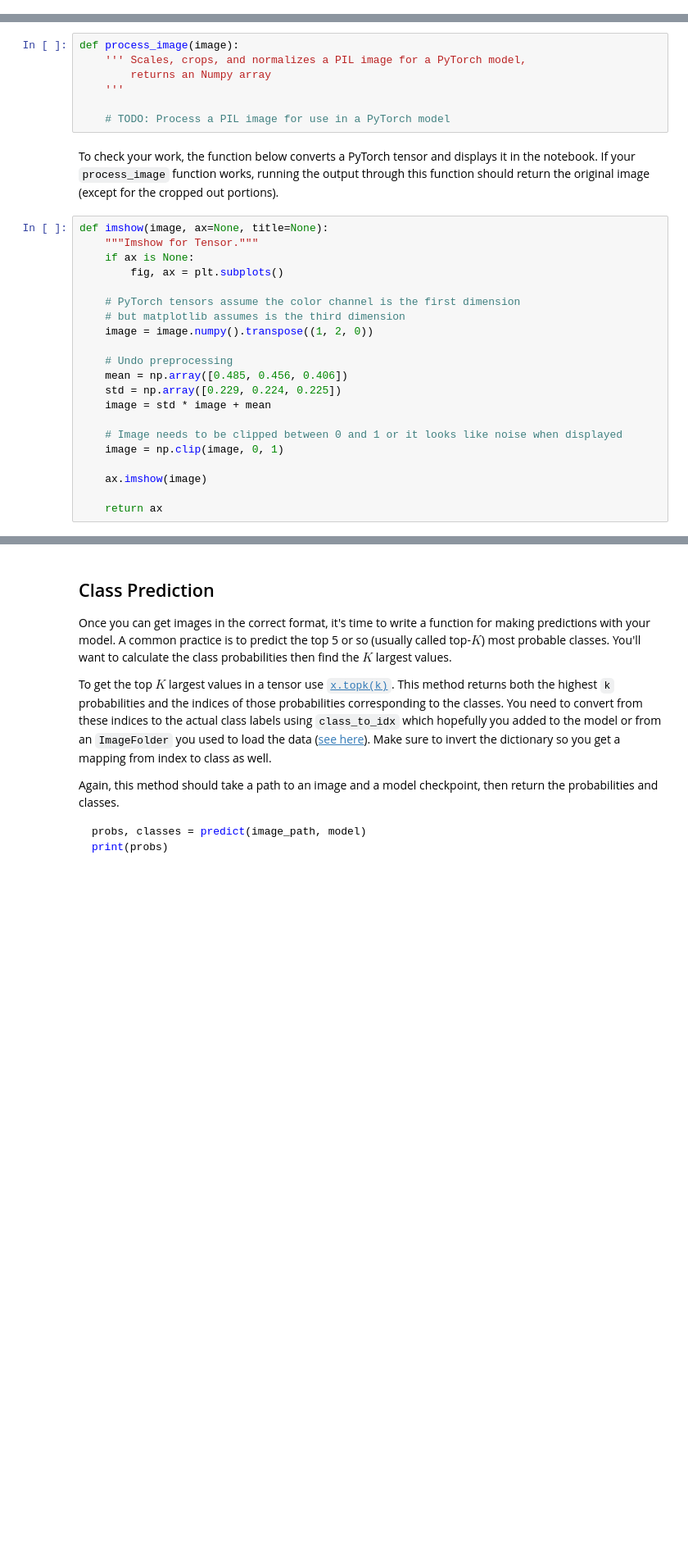
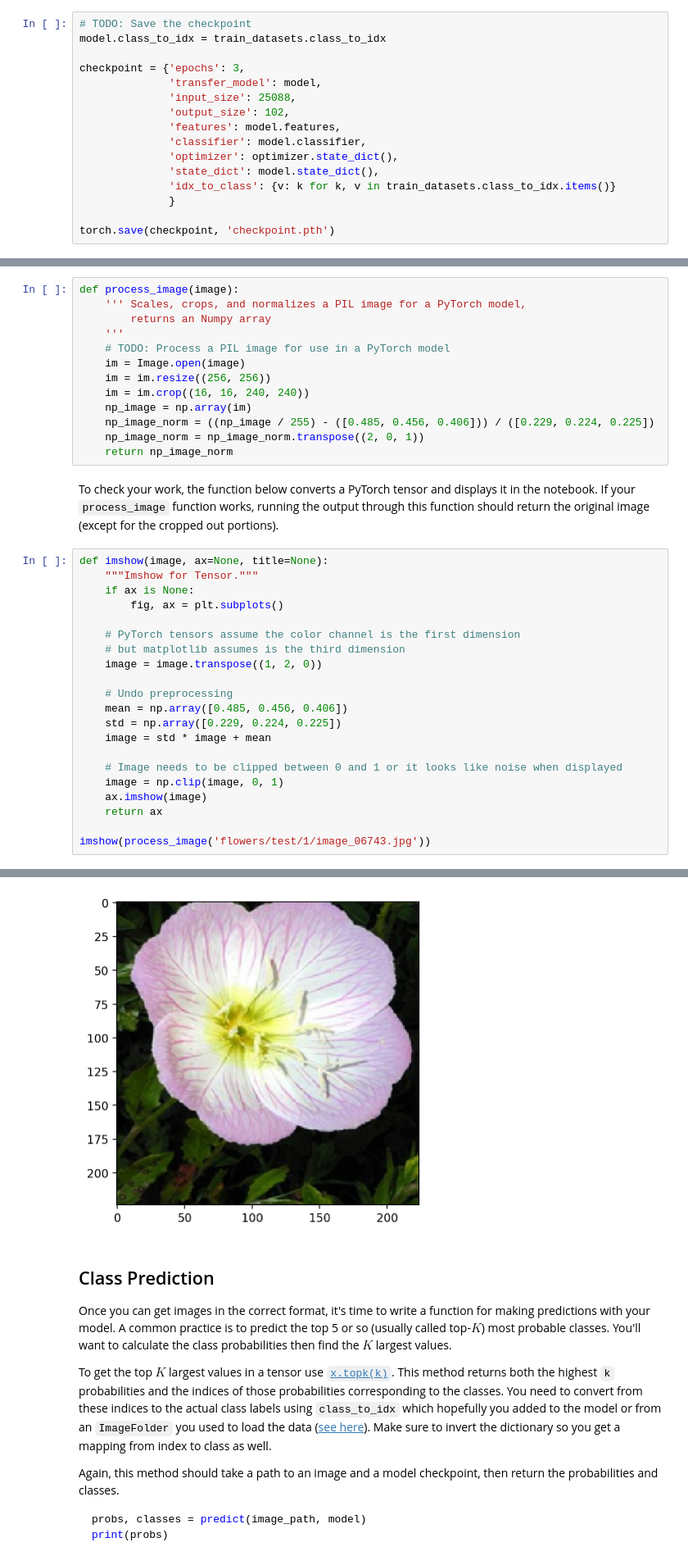
Before and after one commit to n1ghtf4l1/aws-deepracer-2022-august, a Jupyter notebook: aipnd-project/Image Classifier Project.ipynb, the cells around one changed output, grey strips where cells are left out. Shown at 82% size. Cells and saved outputs as stored; diff of their text form; blank space fills up the shorter version.

```diff
--- a/aipnd-project/Image Classifier Project.ipynb
+++ b/aipnd-project/Image Classifier Project.ipynb
@@ -127,3 +207,19 @@ Remember that you'll want to completely rebuild the model later so you can use i
+# %%
+# TODO: Save the checkpoint
+model.class_to_idx = train_datasets.class_to_idx
+
+checkpoint = {'epochs': 3,
+              'transfer_model': model,
+              'input_size': 25088,
+              'output_size': 102,
+              'features': model.features,
+              'classifier': model.classifier,
+              'optimizer': optimizer.state_dict(),
+              'state_dict': model.state_dict(),
+              'idx_to_class': {v: k for k, v in train_datasets.class_to_idx.items()}
+              }
+
+torch.save(checkpoint, 'checkpoint.pth')
 # %% [markdown]
 ## Loading the checkpoint
 
@@ -161,8 +287,14 @@ def process_image(image):
     ''' Scales, crops, and normalizes a PIL image for a PyTorch model,
         returns an Numpy array
     '''
-
     # TODO: Process a PIL image for use in a PyTorch model
+    im = Image.open(image)
+    im = im.resize((256, 256))
+    im = im.crop((16, 16, 240, 240))
+    np_image = np.array(im)
+    np_image_norm = ((np_image / 255) - ([0.485, 0.456, 0.406])) / ([0.229, 0.224, 0.225])
+    np_image_norm = np_image_norm.transpose((2, 0, 1))
+    return np_image_norm
 # %% [markdown]
 To check your work, the function below converts a PyTorch tensor and displays it in the notebook. If your `process_image` function works, running the output through this function should return the original image (except for the cropped out portions).
 # %%
@@ -173,7 +305,7 @@ def imshow(image, ax=None, title=None):
 
     # PyTorch tensors assume the color channel is the first dimension
     # but matplotlib assumes is the third dimension
-    image = image.numpy().transpose((1, 2, 0))
+    image = image.transpose((1, 2, 0))
 
     # Undo preprocessing
     mean = np.array([0.485, 0.456, 0.406])
@@ -182,7 +314,8 @@ def imshow(image, ax=None, title=None):
 
     # Image needs to be clipped between 0 and 1 or it looks like noise when displayed
     image = np.clip(image, 0, 1)
+    ax.imshow(image)
+    return ax
 
-    ax.imshow(image)
-
-    return ax
+imshow(process_image('flowers/test/1/image_06743.jpg'))
+# %% [output]
@@ -189,3 +323,4 @@ def imshow(image, ax=None, title=None):
+[figure, added]
 # %% [markdown]
 ## Class Prediction
 
```
Also changed, not shown: parts of 19 cells of this notebook, 2 other files.
